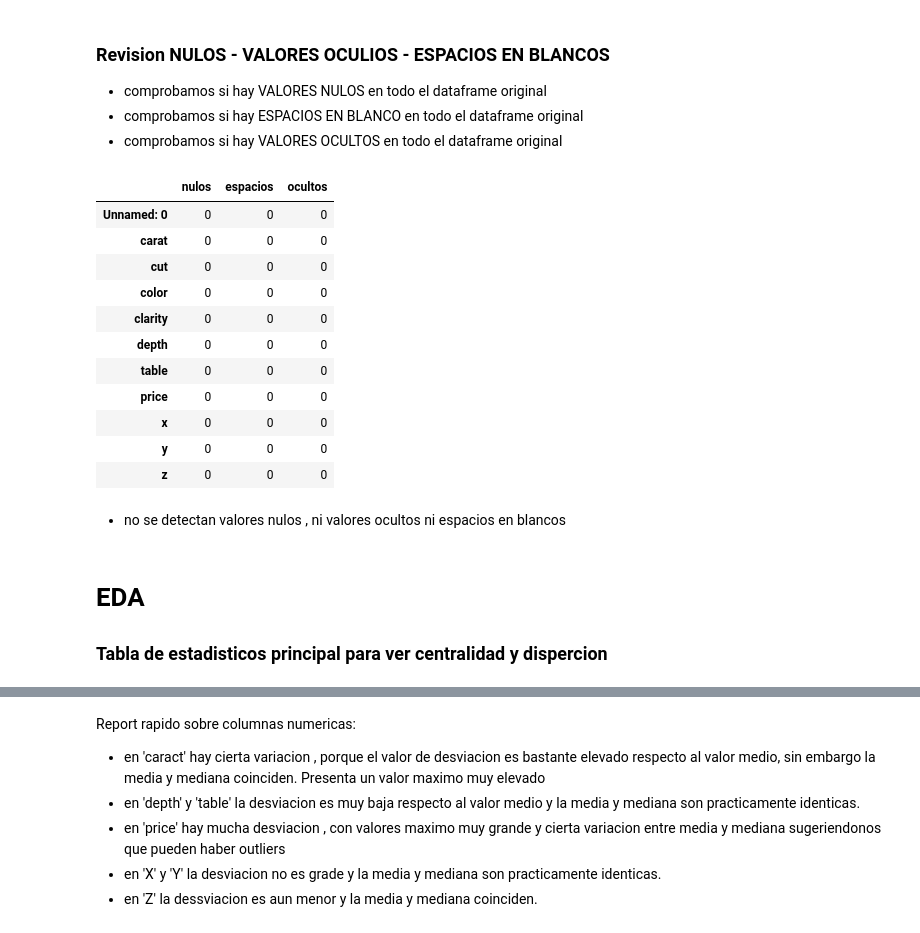
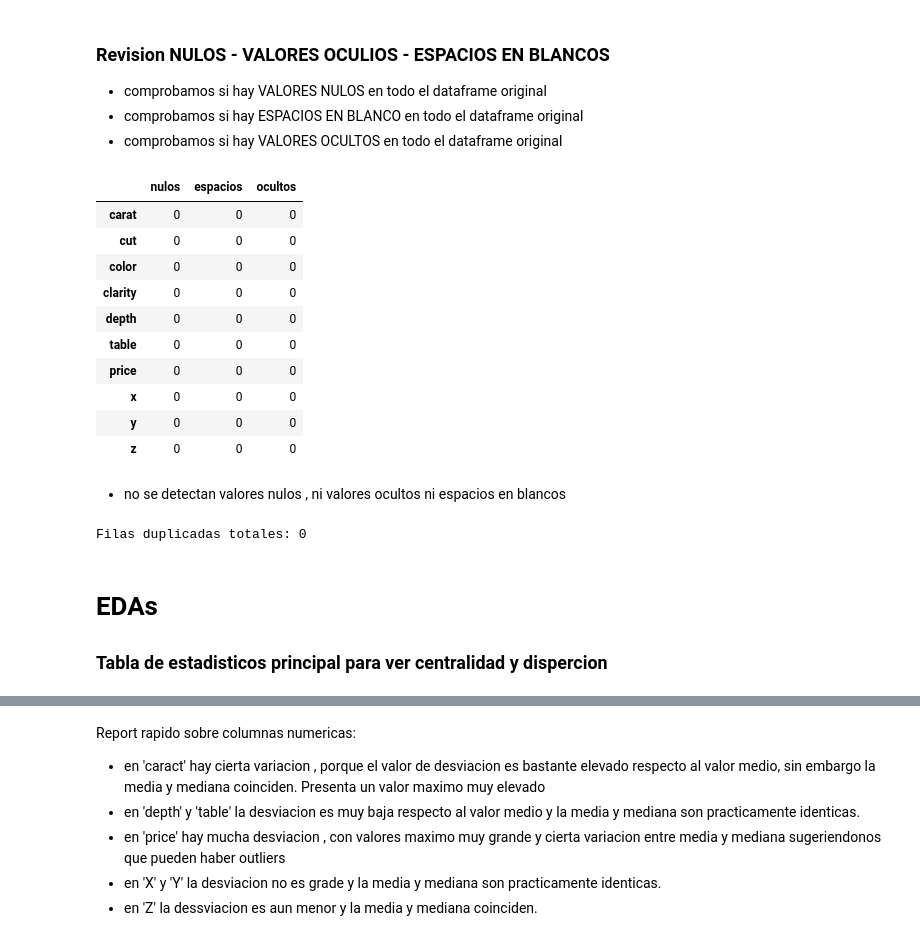
Before and after one commit to MarcoCasSir/LaboratorioDataScience, a Jupyter notebook: act4/diamonds_marco_casati.ipynb, the cells around one changed output, grey strips where cells are left out. Drawn from its saved outputs; the diff is of its cells as text; code cells hidden in the pictures.

```diff
--- a/act4/diamonds_marco_casati.ipynb
+++ b/act4/diamonds_marco_casati.ipynb
@@ -299,22 +331,21 @@ z              float64
   - comprobamos si hay VALORES OCULTOS  en todo el dataframe original
 # %%
 df_nulos = pd.DataFrame({
-    'nulos': df.isna().sum()                                                        # muestra la suma de los nulos o faltantes contenidos en las columnas
+    'nulos': df_reduced.isna().sum()                                                        # muestra la suma de los nulos o faltantes contenidos en las columnas
 })
 df_espacios = pd.DataFrame({
-    "espacios": df.apply(lambda col: col.astype(str).str.strip().eq("").sum())      # muestra la suma de celdas con espacios vacios
+    "espacios": df_reduced.apply(lambda col: col.astype(str).str.strip().eq("").sum())      # muestra la suma de celdas con espacios vacios
 })
 
 valores_ocultos = ["", " ", "NA", "N/A", "na", "null", "None", "?", "."]
 
 df_ocultos = pd.DataFrame({
-    'ocultos': df.apply(lambda col: col.astype(str).isin(valores_ocultos).sum()) })  #  trasforma todas las columnas en string para poder comparar con valores_ocultos
+    'ocultos': df_reduced.apply(lambda col: col.astype(str).isin(valores_ocultos).sum()) })  #  trasforma todas las columnas en string para poder comparar con valores_ocultos
 
-df_Nan= pd.concat([df_nulos, df_espacios, df_ocultos ], axis=1)
+df_Nan= pd.concat([df_nulos, df_espacios, df_ocultos], axis=1)
 df_Nan
 # %% [output]
 |  | nulos | espacios | ocultos |
-| Unnamed: 0 | 0 | 0 | 0 |
 | carat | 0 | 0 | 0 |
 | cut | 0 | 0 | 0 |
 | color | 0 | 0 | 0 |
@@ -327,8 +358,18 @@ df_Nan
 | z | 0 | 0 | 0 |
 # %% [markdown]
 - no se detectan valores nulos , ni valores ocultos ni espacios en blancos
+# %%
+# duplicados por columna (valores repetidos dentro de cada columna)
+df_duplicados_col = pd.DataFrame({'duplicados': df.apply(lambda col: col.duplicated().sum())})
+
+# filas duplicadas totales
+filas_duplicadas = int(df.duplicated().sum())
+
+print(f"\nFilas duplicadas totales: {filas_duplicadas}")
+# %% [output]
+Filas duplicadas totales: 0
 # %% [markdown]
-# EDA
+# EDAs
 
 ### Tabla de estadisticos principal para ver centralidad y dispercion
 # %%
```
Also changed, not shown: parts of 51 cells of this notebook.
